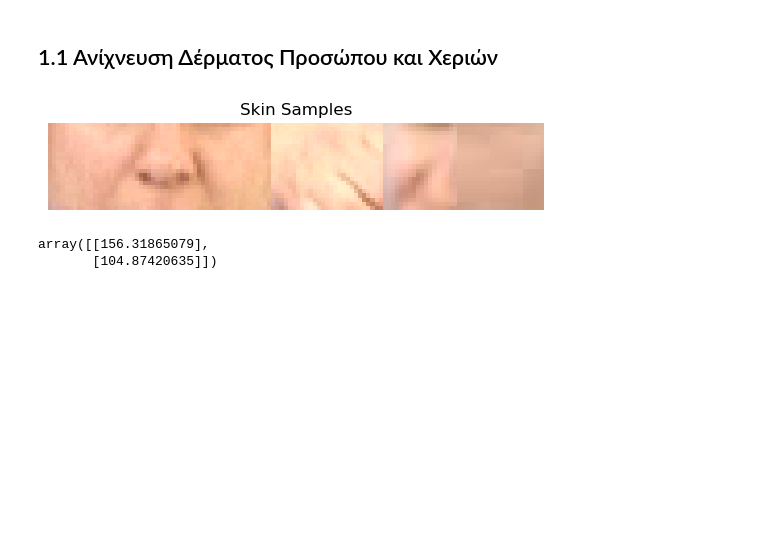
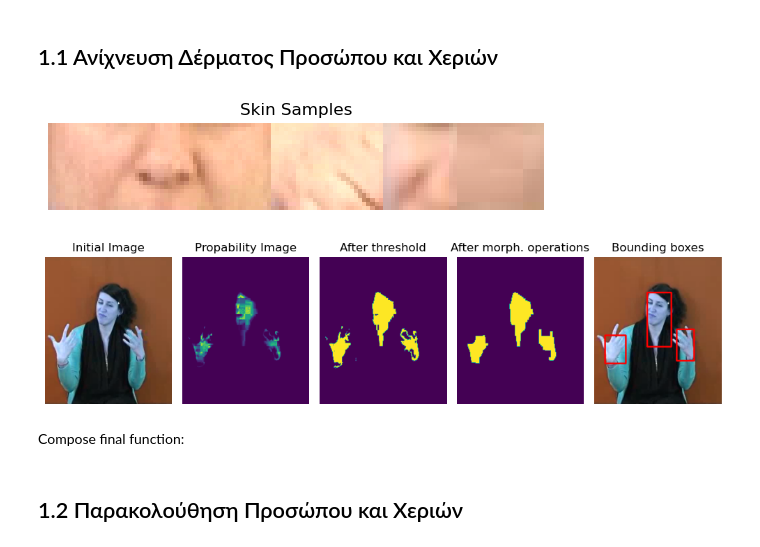
Before and after one commit to ntua-el20114/NTUA-CV-24, a Jupyter notebook: Lab2/part1.ipynb, the cells around one changed output. Cells and saved outputs as stored; diff of their text form; code cells hidden in the pictures; blank space fills up the shorter version.

Commit message:
lab2-part1.1 done

```diff
--- a/Lab2/part1.ipynb
+++ b/Lab2/part1.ipynb
@@ -21,14 +21,68 @@ skinSamples = cv2.cvtColor(skinSamples, cv2.COLOR_RGB2YCrCb)
 del mat
 # %% [output]
 [figure]
-# %%
-# Calculate mean value and covariance matrix
-Cb = skinSamples[:,:,1].flatten()
-Cr = skinSamples[:,:,2].flatten()
-mean_Cb = np.mean(Cb)
-mean_Cr = np.mean(Cr)
-mu = np.array([[mean_Cb], [mean_Cr]])
-sigma = np.cov(Cb, Cr)
-# %% [output]
-array([[156.31865079],
-       [104.87420635]])
+# %%
+# Load first frame
+imageRGB = cv2.imread('part1_data/1.png')
+imageYCbCr = cv2.cvtColor(imageRGB, cv2.COLOR_BGR2YCrCb)
+c = np.array([imageYCbCr[:,:,1].flatten(), imageYCbCr[:,:,2].flatten()])
+
+# Calculate mean value and covariance matrix
+Cb = skinSamples[:,:,1].flatten()
+Cr = skinSamples[:,:,2].flatten()
+mean_Cb = np.mean(Cb)
+mean_Cr = np.mean(Cr)
+mu = np.array([mean_Cb, mean_Cr])
+sigma = np.cov(Cb, Cr)
+
+# Calculate propability image
+prob_image = stats.multivariate_normal(mean=mu, cov=sigma).pdf(c.T)
+prob_image = prob_image.reshape(imageRGB.shape[0], imageRGB.shape[1])
+
+# Apply threshold
+_, prob_thres = cv2.threshold(prob_image, 0.0001, 1, cv2.THRESH_BINARY)
+
+# Apply opening, then closing
+open_kernel = np.ones((5, 5))
+close_kernel = np.ones((20, 20), np.uint8)
+prob_morph = cv2.morphologyEx(prob_thres, cv2.MORPH_OPEN, open_kernel)
+prob_morph = cv2.morphologyEx(prob_morph, cv2.MORPH_CLOSE, close_kernel)
+prob_morph = (prob_morph * 255).astype('uint8')
+
+# Draw bounding boxes
+image_out = imageRGB.copy()
+_, contours, _ = cv2.findContours(prob_morph, cv2.RETR_EXTERNAL, cv2.CHAIN_APPROX_SIMPLE)
+for contour in contours:
+    x, y, w, h = cv2.boundingRect(contour)
+    cv2.rectangle(image_out, (x, y), (x+w, y+h), (255, 0, 0), 3)
+
+# Plot steps
+plt.figure(figsize=(10, 3))
+plt.subplot(1,5,1)
+plt.title('Initial Image')
+plt.imshow(imageRGB)
+plt.axis('off')
+plt.subplot(1,5,2)
+plt.title('Propability Image')
+plt.imshow(prob_image)
+plt.axis('off')
+plt.subplot(1,5,3)
+plt.title('After threshold')
+plt.imshow(prob_thres)
+plt.axis('off')
+plt.subplot(1,5,4)
+plt.title('After morph. operations')
+plt.imshow(prob_morph)
+plt.axis('off')
+plt.subplot(1,5,5)
+plt.title('Bounding boxes')
+plt.imshow(image_out)
+plt.axis('off')
+plt.tight_layout()
+plt.show()
+
+del imageRGB, imageYCbCr, c, prob_image, prob_thres, prob_morph, image_out, contours
+# %% [output]
+[figure, added]
+# %% [markdown]
+Compose final function:
@@ -34,0 +113,2 @@ array([[156.31865079],
+# %% [markdown]
+## 1.2 Παρακολούθηση Προσώπου και Χεριών
```
Also changed, not shown: parts of 1 cell of this notebook.
